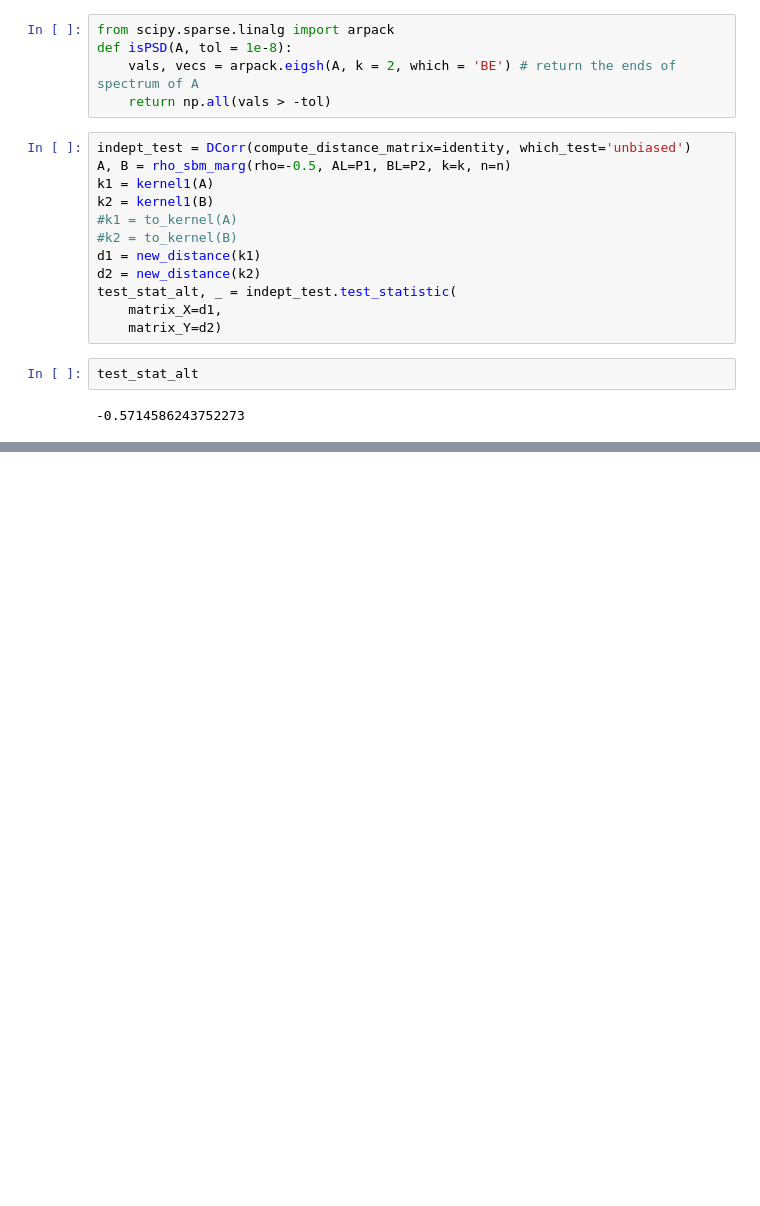
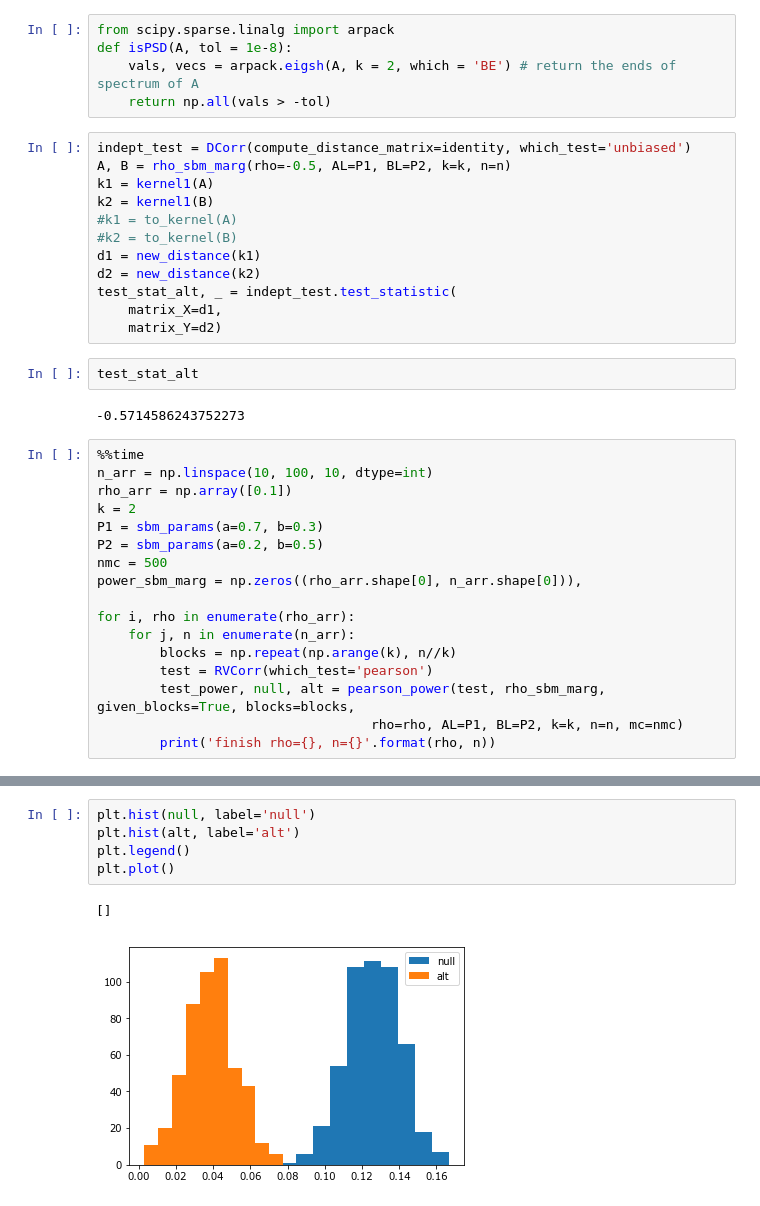
Before and after one commit to junhaobearxiong/graph_independence_test, a Jupyter notebook: notebooks/simulations/2019-05-07_rho_vs_dcorr.ipynb, the cells around one changed output, grey strips where cells are left out. Cells and saved outputs as stored; diff of their text form; blank space fills up the shorter version.

```diff
--- a/notebooks/simulations/2019-05-07_rho_vs_dcorr.ipynb
+++ b/notebooks/simulations/2019-05-07_rho_vs_dcorr.ipynb
@@ -334,3 +337,20 @@ test_stat_alt, _ = indept_test.test_statistic(
 test_stat_alt
 # %% [output]
 -0.5714586243752273
+# %%
+%%time
+n_arr = np.linspace(10, 100, 10, dtype=int)
+rho_arr = np.array([0.1])
+k = 2
+P1 = sbm_params(a=0.7, b=0.3)
+P2 = sbm_params(a=0.2, b=0.5)
+nmc = 500
+power_sbm_marg = np.zeros((rho_arr.shape[0], n_arr.shape[0])),
+
+for i, rho in enumerate(rho_arr):
+    for j, n in enumerate(n_arr):
+        blocks = np.repeat(np.arange(k), n//k)
+        test = RVCorr(which_test='pearson')
+        test_power, null, alt = pearson_power(test, rho_sbm_marg, given_blocks=True, blocks=blocks,
+                                   rho=rho, AL=P1, BL=P2, k=k, n=n, mc=nmc)
+        print('finish rho={}, n={}'.format(rho, n))
@@ -336,0 +376,8 @@ test_stat_alt
+# %%
+plt.hist(null, label='null')
+plt.hist(alt, label='alt')
+plt.legend()
+plt.plot()
+# %% [output]
+[]
+[figure, added]
```
Also changed, not shown: parts of 15 cells of this notebook, 4 other files.
